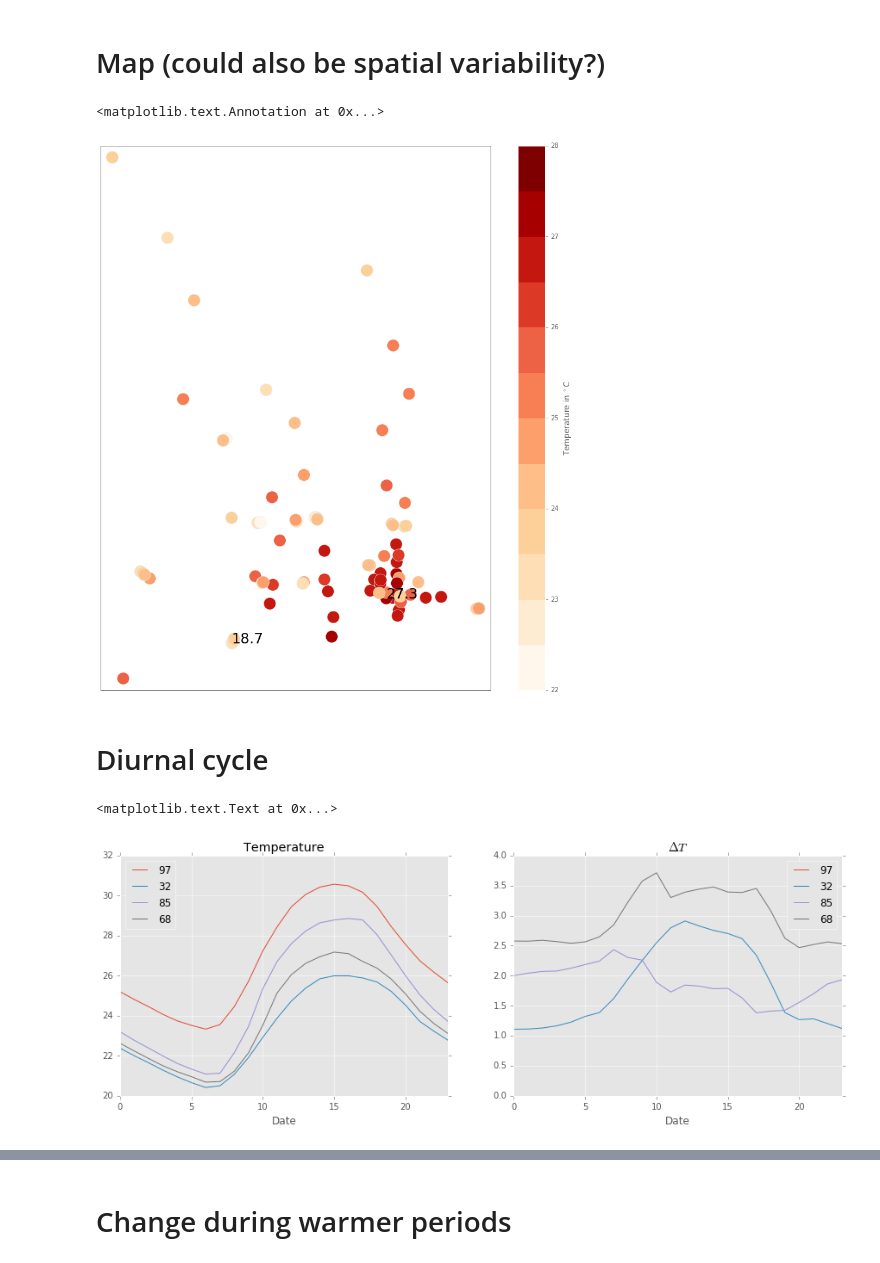
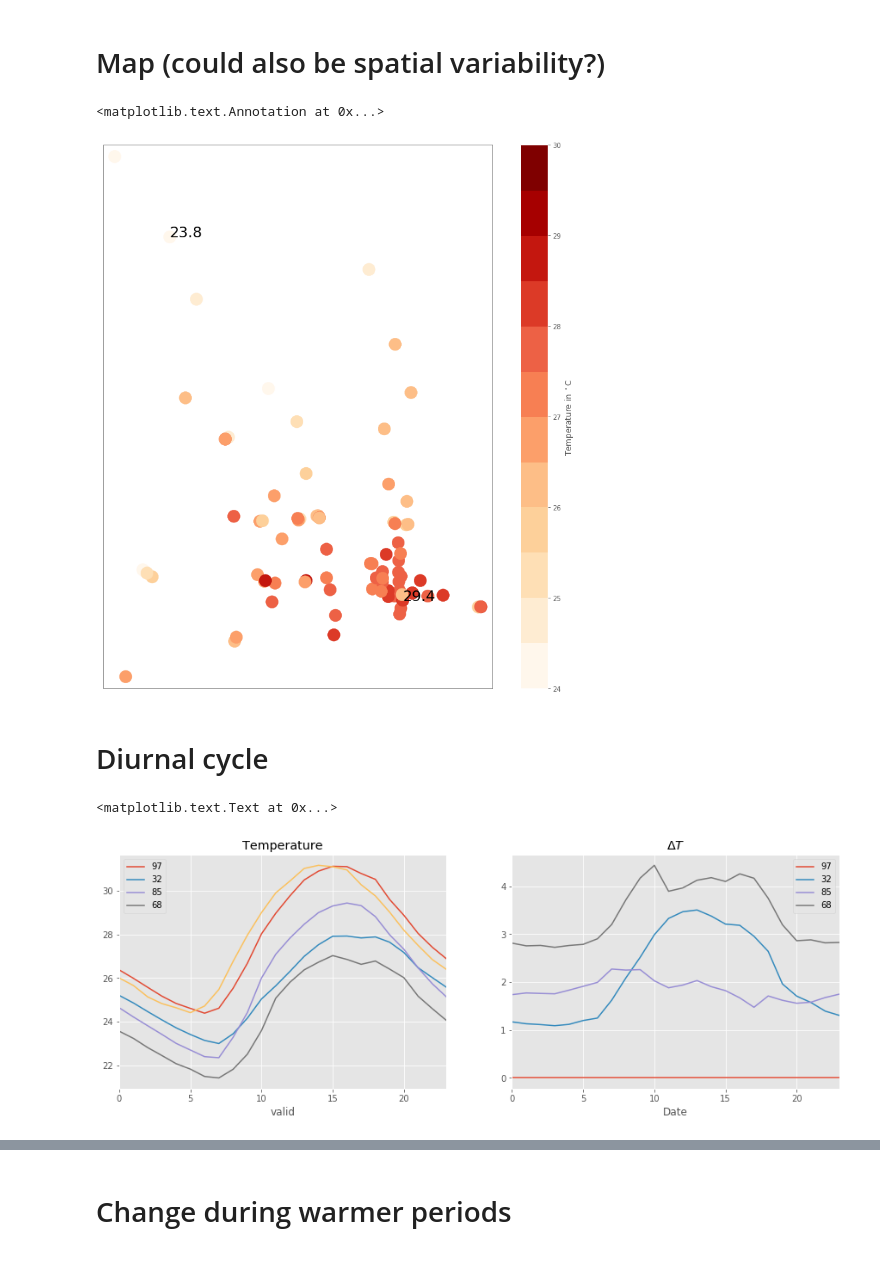
Before and after one commit to gottscott/finalthesischapter, a Jupyter notebook: CharacteristicsBaltimoreUHI.ipynb, the cells around one changed output, grey strips where cells are left out. Cells and saved outputs as stored; diff of their text form; code cells hidden in the pictures.

```diff
--- a/CharacteristicsBaltimoreUHI.ipynb
+++ b/CharacteristicsBaltimoreUHI.ipynb
@@ -82,9 +82,16 @@ meta = meta.set_index(meta.index.astype('float64'), drop = False)
 #mean_temp = pd.read_csv('meantemp.csv', header=-1).rename(columns = {0: 'SensorNumber', 1:'MeanTemp'}).set_index('SensorNumber')
 tempDF = pd.read_csv(filepath + 'data/CleanedTemp2016.csv', parse_dates = [0]).set_index('Date').resample('H', how = 'first')#.first()
 tempDF.columns = tempDF.columns.astype('int')
+# remove data before the thermometer was installed
+for ind in tempDF.columns :
+    start_hour = pd.to_datetime(meta.loc[ind,'time'][0:13] + ':00:00 UTC ' + meta.loc[ind,'time'][-4:])
+    tempDF.loc[:start_hour,ind] = np.nan
 
 rhDF = pd.read_csv(filepath + 'data/CleanedRH2016.csv', parse_dates = [0]).set_index('Date').resample('H', how = 'first')
 rhDF.columns = rhDF.columns.astype('int')
+for ind in rhDF.columns :
+    start_hour = pd.to_datetime(meta.loc[ind,'time'][0:13] + ':00:00 UTC ' + meta.loc[ind,'time'][-4:])
+    rhDF.loc[:start_hour,ind] = np.nan
 
 urban_sensor = 86 #97 # science center
 rural_sensor = 4 #68 # darryn's house
@@ -119,2 +132,12 @@ See the caveats in the documentation: http://pandas.pydata.org/pandas-docs/stabl
 # %% [markdown]
 # Subtract off science center bias
+# %%
+tempDF_uncorrected = tempDF.copy()
+start_date = '2016-07-01'
+end_date = '2016-08-30'
+bias = tempDF[97].subtract(obs['urban'])['2016-07-01':'2016-08-31']
+avg_daily_bias = bias.groupby(bias.index.hour).mean()
+smoothed_bias = pd.concat([avg_daily_bias, avg_daily_bias, avg_daily_bias]).rolling(3, center = True).mean().iloc[24:48]
+tempDF_corrected = tempDF_uncorrected.subtract(smoothed_bias[tempDF_uncorrected.index.hour].values,axis=0)
+tempDF= tempDF_corrected[start_date:end_date]#.drop(41,axis=1)
+meta = meta.loc[tempDF.columns]
@@ -120,0 +152,3 @@ See the caveats in the documentation: http://pandas.pydata.org/pandas-docs/stabl
+# %%
+tempDF_corrected = tempDF_uncorrected.subtract(smoothed_bias[tempDF_uncorrected.index.hour].values,axis=0)
+tempDF= tempDF_corrected[start_date:end_date]
@@ -161,7 +219,7 @@ plt.annotate(
     color='black', size = 22, backgroundcolor='none')
 # %% [output]
 <matplotlib.text.Annotation at 0x...>
-[figure, old version]
+[figure, new version]
 # %%
 # would be helpful to have this as a plotly object
 # %%
@@ -175,13 +233,14 @@ selected = [97,32,85,68]
 # %%
 plt.figure(figsize = [15,5])
 #plot temp
 ax = plt.subplot(1,2,1)
 tempDF[selected].groupby(tempDF.index.hour).mean().plot(ax=ax)
+obs[start_date:end_date]['urban'].groupby(obs[start_date:end_date].index.hour).mean().plot(ax=ax, label = 'ASOS')
 ax.set_title('Temperature')
 # plot DT
 ax = plt.subplot(1,2,2)
 (tempDF*-1).add(tempDF[97], axis=0).groupby(tempDF.index.hour).mean()[selected].plot(ax=ax)
 ax.set_title('$\Delta T$')
 # %% [output]
 <matplotlib.text.Text at 0x...>
-[figure, old version]
+[figure, new version]
```
Also changed, not shown: parts of 22 cells of this notebook.
